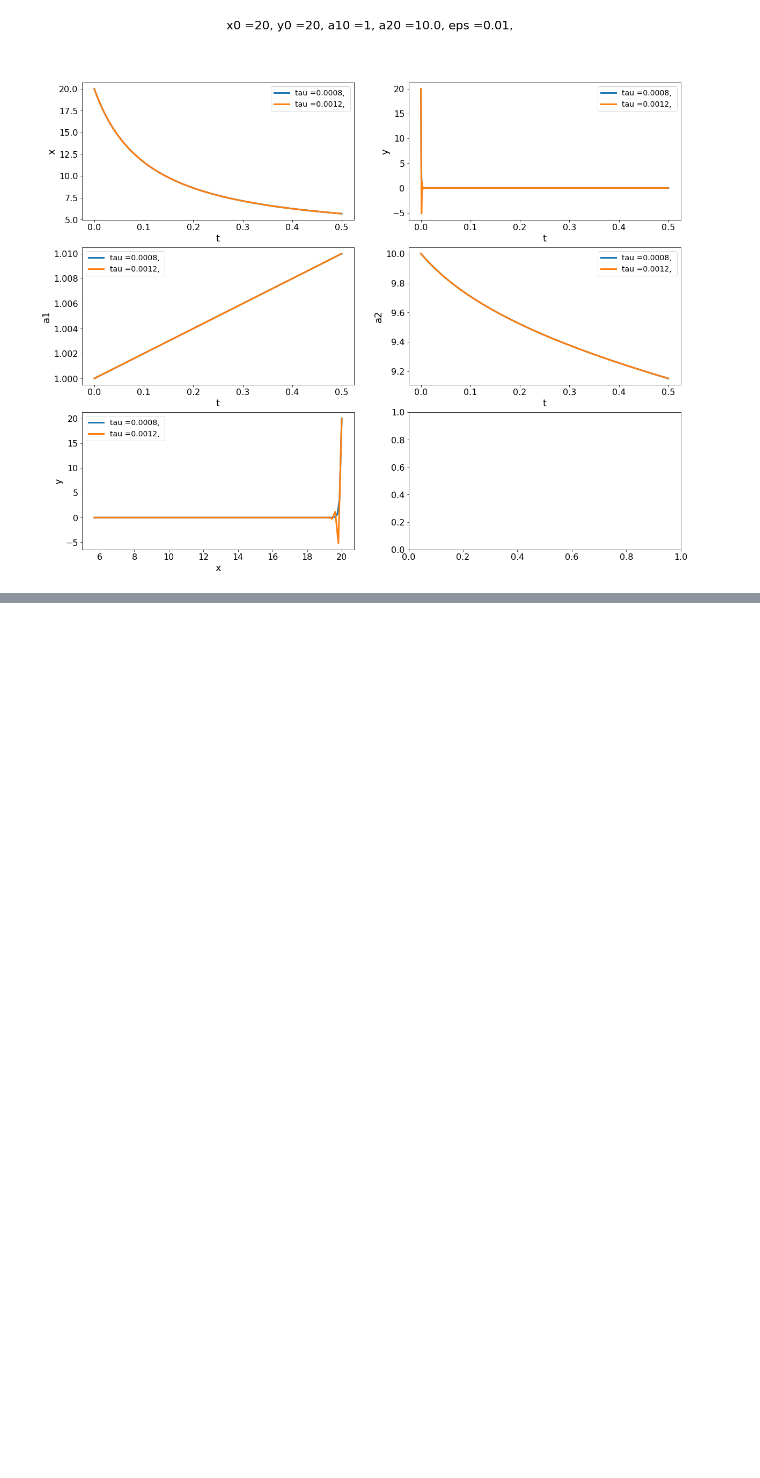
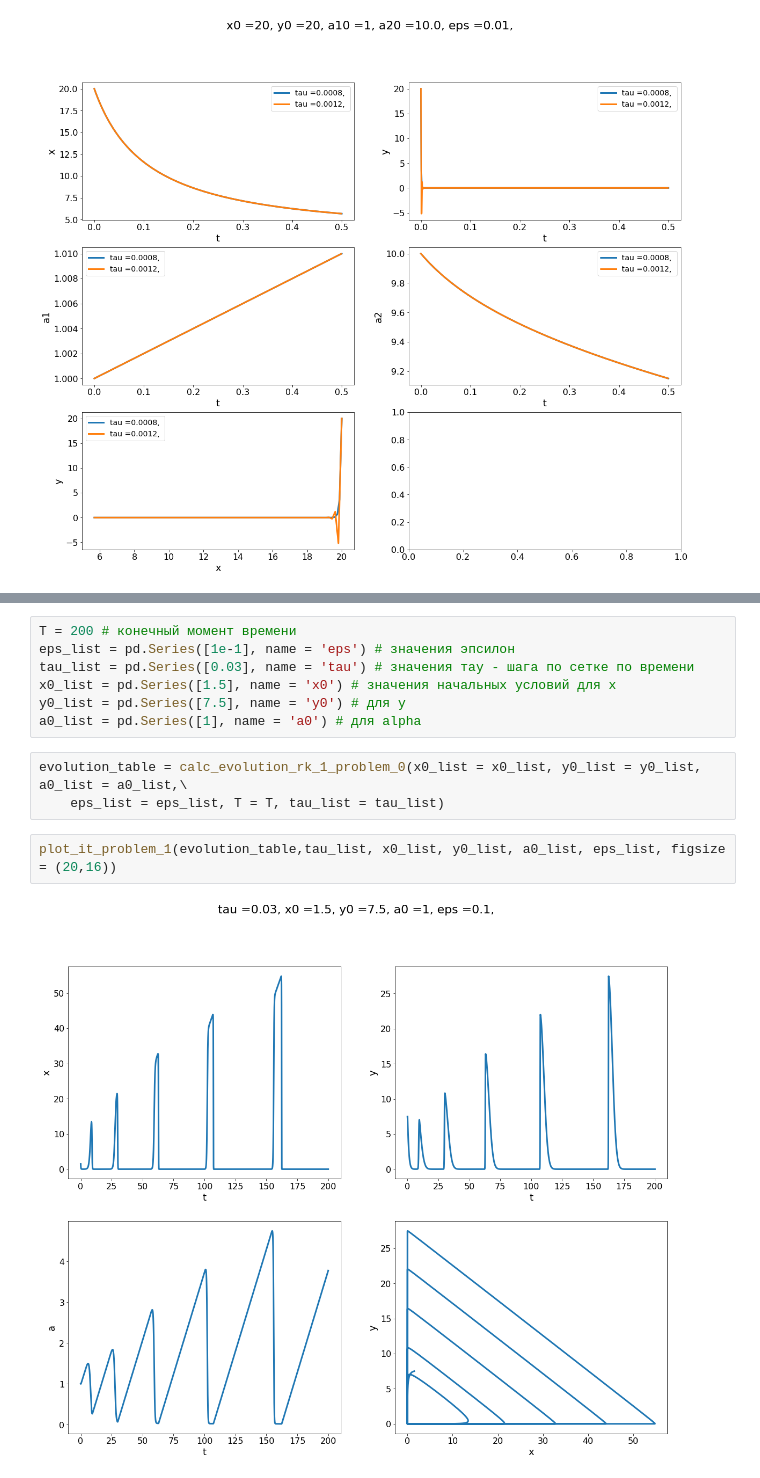
Before and after one commit to Ciroel/Evolution, a Jupyter notebook: Evolution.ipynb, the cells around one changed output, grey strips where cells are left out. Saved outputs shown, nothing was run; the diff lists cells and outputs as text; blank space fills up the shorter version.

```diff
--- a/Evolution.ipynb
+++ b/Evolution.ipynb
@@ -665,0 +703,14 @@ plot_it_problem_2(evolution_table,tau_list, x0_list, y0_list, a10_list, a20_list
+# %%
+T = 200 # конечный момент времени
+eps_list = pd.Series([1e-1], name = 'eps') # значения эпсилон
+tau_list = pd.Series([0.03], name = 'tau') # значения тау - шага по сетке по времени
+x0_list = pd.Series([1.5], name = 'x0') # значения начальных условий для x
+y0_list = pd.Series([7.5], name = 'y0') # для y
+a0_list = pd.Series([1], name = 'a0') # для alpha
+# %%
+evolution_table = calc_evolution_rk_1_problem_0(x0_list = x0_list, y0_list = y0_list, a0_list = a0_list,\
+    eps_list = eps_list, T = T, tau_list = tau_list)
+# %%
+plot_it_problem_1(evolution_table,tau_list, x0_list, y0_list, a0_list, eps_list, figsize = (20,16))
+# %% [output]
+[figure, added]
```
Also changed, not shown: parts of 3 cells of this notebook.
